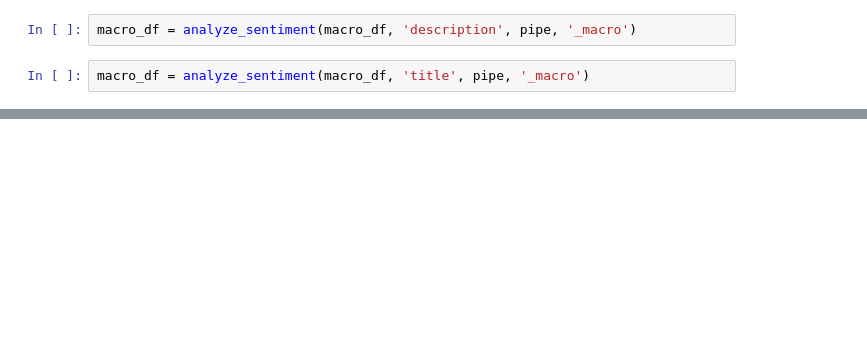
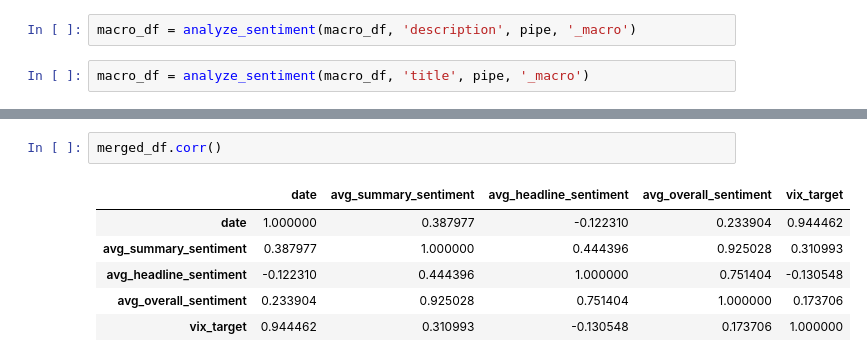
Before and after one commit to DylanSuniaga/VIXNLP, a Jupyter notebook: finnhub_news/main.ipynb, the cells around one changed output, grey strips where cells are left out. Drawn from its saved outputs; the diff is of its cells as text; blank space fills up the shorter version.

```diff
--- a/finnhub_news/main.ipynb
+++ b/finnhub_news/main.ipynb
@@ -392,0 +526,9 @@ macro_df.head()
+# %%
+merged_df.corr()
+# %% [output]
+|  | date | avg_summary_sentiment | avg_headline_sentiment | avg_overall_sentiment | vix_target |
+| date | 1.000000 | 0.387977 | -0.122310 | 0.233904 | 0.944462 |
+| avg_summary_sentiment | 0.387977 | 1.000000 | 0.444396 | 0.925028 | 0.310993 |
+| avg_headline_sentiment | -0.122310 | 0.444396 | 1.000000 | 0.751404 | -0.130548 |
+| avg_overall_sentiment | 0.233904 | 0.925028 | 0.751404 | 1.000000 | 0.173706 |
+| vix_target | 0.944462 | 0.310993 | -0.130548 | 0.173706 | 1.000000 |
```
Also changed, not shown: parts of 9 cells of this notebook, 2 other files.
